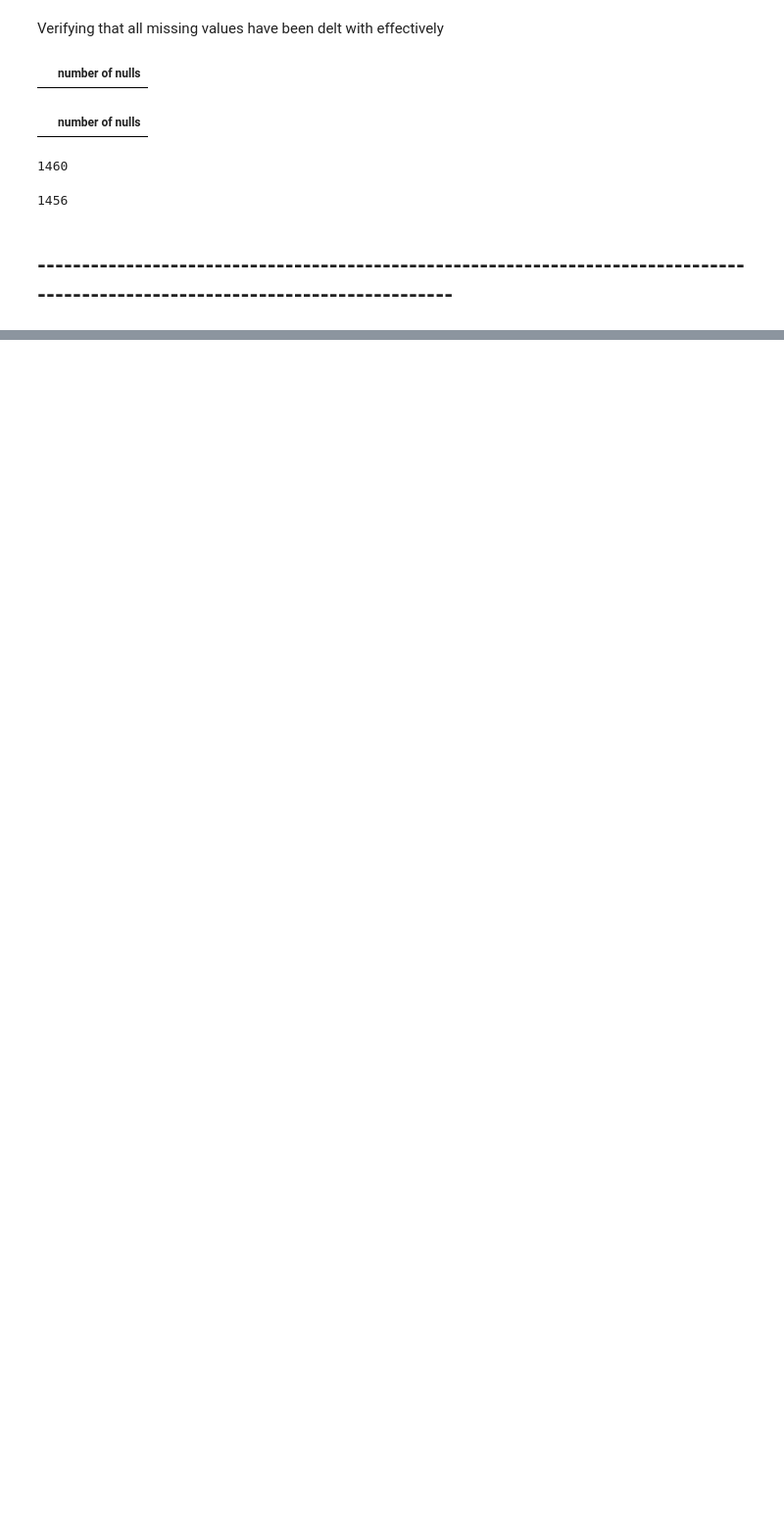
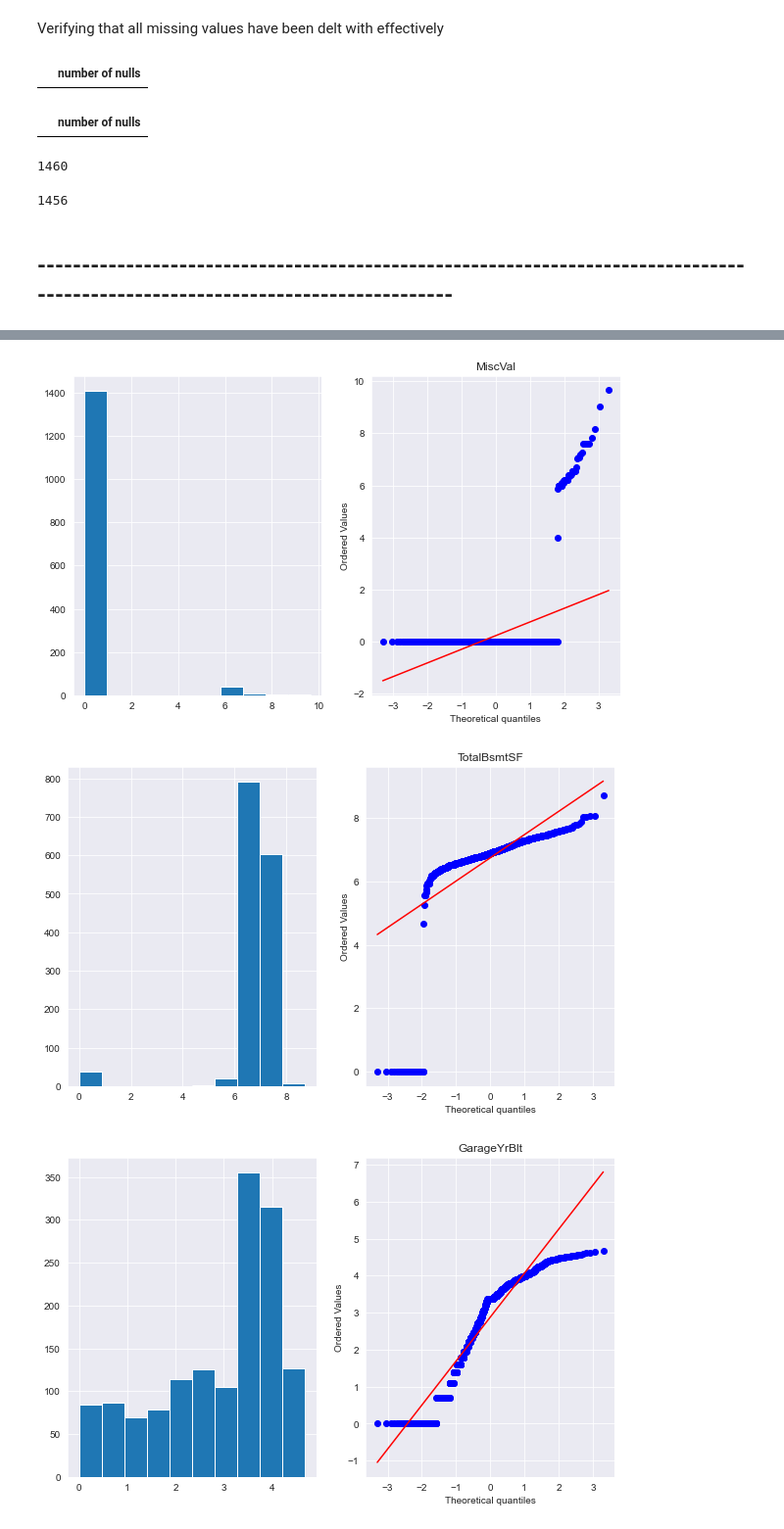
Before and after one commit to ajinkeya17/Advanced_Housing_Price_Predictor, a Jupyter notebook: Feature Engineering.ipynb, the cells around one changed output, grey strips where cells are left out. Shown at 98% size. Drawn from its saved outputs; the diff is of its cells as text; code cells hidden in the pictures; blank space fills up the shorter version.

```diff
--- a/Feature Engineering.ipynb
+++ b/Feature Engineering.ipynb
@@ -669,0 +719,19 @@ len(df_test) # 3 rows dropped which is not bad
+# %%
+df_temp = df.copy()
+# %%
+for feature in cont_num_features:
+    if len(df_temp[df_temp[feature]<0])>0:   # if negative values present in a variable then have to do this as negative log is infinity
+        df_temp[feature] = np.log10(df_temp[feature]+1-min(df_temp[feature]))
+
+    else:
+        if len(df_temp[df_temp[feature]==0])>0:    # if 0 value present then do this
+            df_temp[feature] = np.log1p(df_temp[feature])
+        else:
+            df_temp[feature] = np.log(df_temp[feature])
+# %%
+for feature in cont_num_features:
+    plot_figure(df_temp, feature)
+# %% [output]
+[figure, added]
+[figure, added]
+[figure, added]
```
Also changed, not shown: parts of 77 cells of this notebook, 2 other files.
